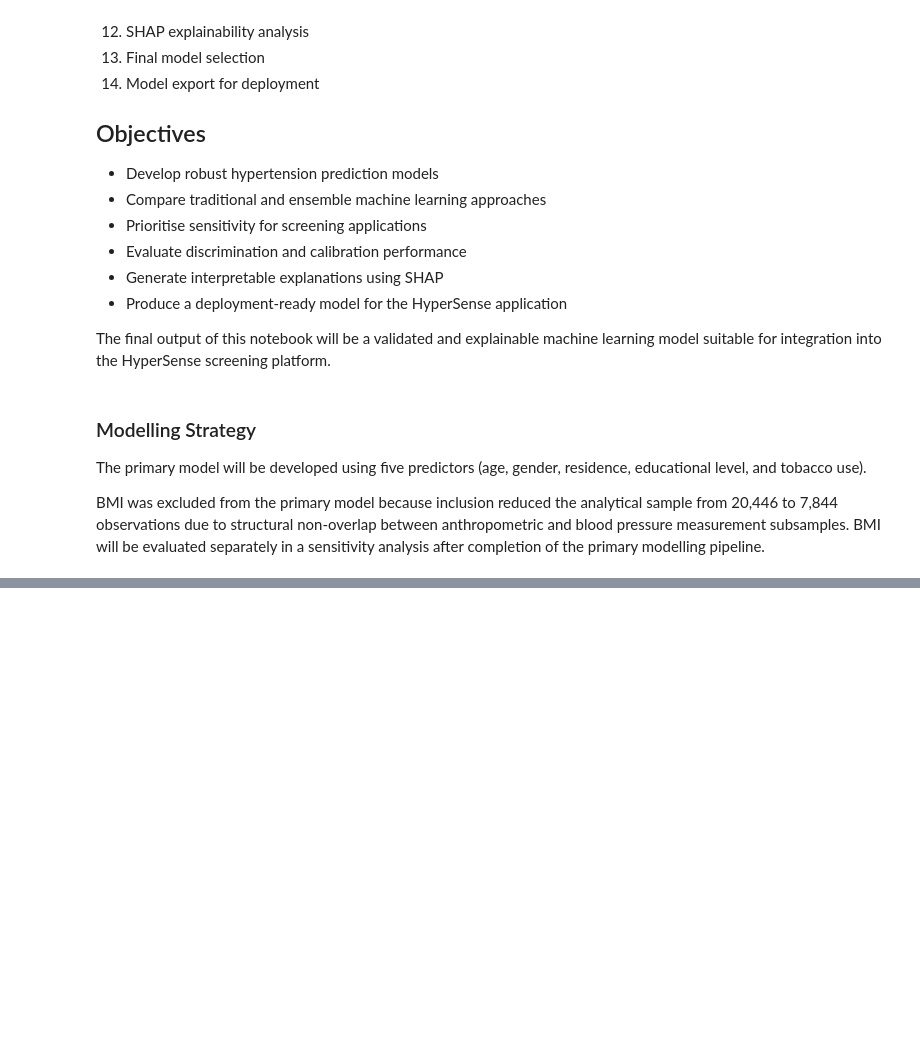
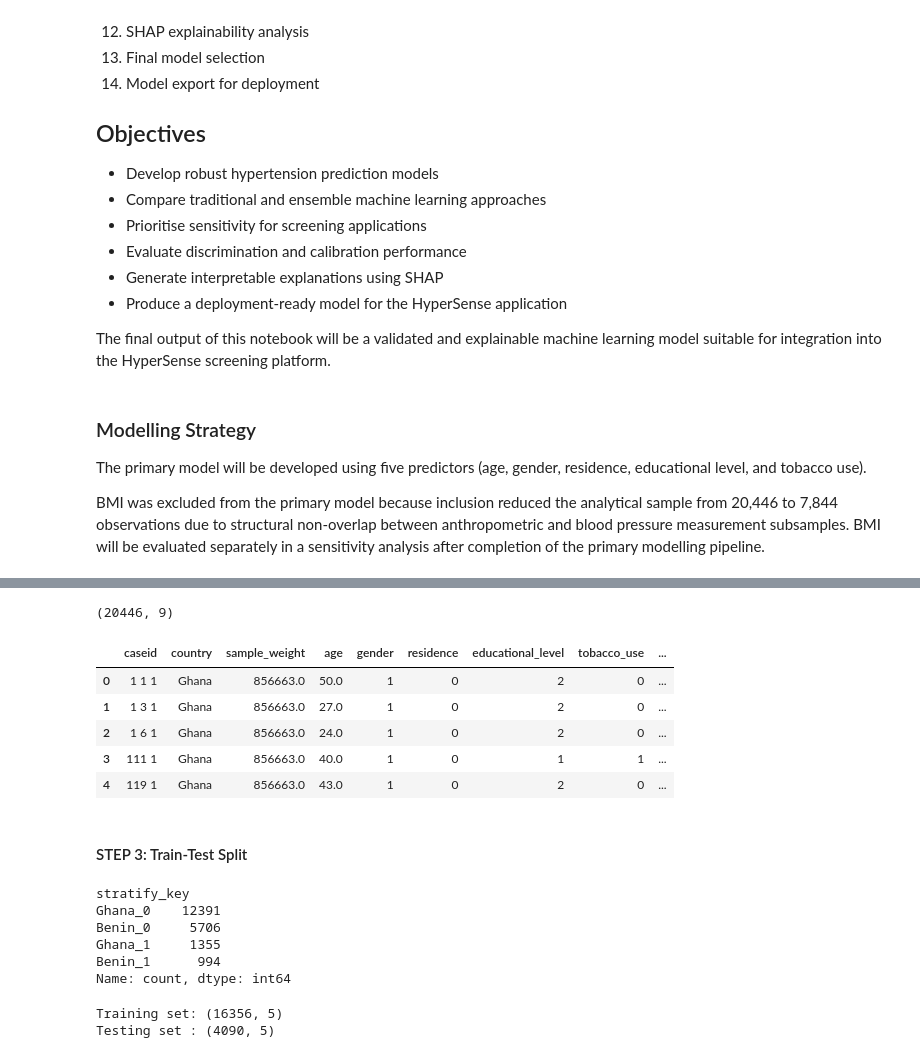
Before and after one commit to Phawazz/HyperDetect, a Jupyter notebook: notebooks/04_modeling.ipynb, the cells around one changed output, grey strips where cells are left out. Drawn from its saved outputs; the diff is of its cells as text; code cells hidden in the pictures; blank space fills up the shorter version.

```diff
--- a/notebooks/04_modeling.ipynb
+++ b/notebooks/04_modeling.ipynb
@@ -100,0 +105,5 @@ pd.set_option("display.max_columns", None)
+# %%
+# Load dataset
+model_df = pd.read_csv("../outputs/hypersense_model_ready.csv")
+
+print(model_df.shape)
@@ -100,0 +162,15 @@ pd.set_option("display.max_columns", None)
+# %%
+# Dataset ready for train-test split
+
+print(model_df.shape)
+model_df.head()
+# %% [output]
+(20446, 9)
+|  | caseid | country | sample_weight | age | gender | residence | educational_level | tobacco_use | ... |
+| 0 | 1 1 1 | Ghana | 856663.0 | 50.0 | 1 | 0 | 2 | 0 | ... |
+| 1 | 1 3 1 | Ghana | 856663.0 | 27.0 | 1 | 0 | 2 | 0 | ... |
+| 2 | 1 6 1 | Ghana | 856663.0 | 24.0 | 1 | 0 | 2 | 0 | ... |
+| 3 | 111 1 | Ghana | 856663.0 | 40.0 | 1 | 0 | 1 | 1 | ... |
+| 4 | 119 1 | Ghana | 856663.0 | 43.0 | 1 | 0 | 2 | 0 | ... |
+# %% [markdown]
+#### STEP 3: Train-Test Split
@@ -100,0 +194,37 @@ pd.set_option("display.max_columns", None)
+# %%
+# Create stratification key
+# Preserve HTN prevalence and country mix
+
+model_df["stratify_key"] = (
+    model_df["country"]
+    + "_"
+    + model_df["htn_status"].astype(str)
+)
+
+model_df["stratify_key"].value_counts()
+# %% [output]
+stratify_key
+Ghana_0    12391
+Benin_0     5706
+Ghana_1     1355
+Benin_1      994
+Name: count, dtype: int64
+# %%
+# Train-test split:
+# Survey weights are split alongside observations
+# to preserve respondent-level weighting during training
+
+X_train, X_test, y_train, y_test, w_train, w_test = train_test_split(
+    X,
+    y,
+    weights,
+    test_size=0.20,
+    random_state=99,
+    stratify=model_df["stratify_key"]
+)
+
+print("Training set:", X_train.shape)
+print("Testing set :", X_test.shape)
+# %% [output]
+Training set: (16356, 5)
+Testing set : (4090, 5)
```
Also changed, not shown: parts of 36 cells of this notebook.
